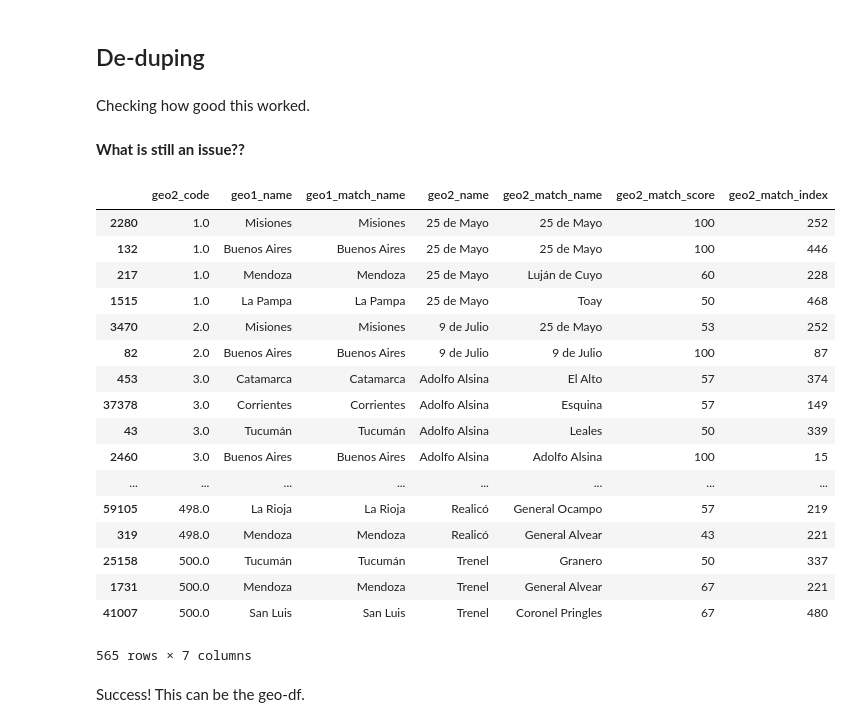
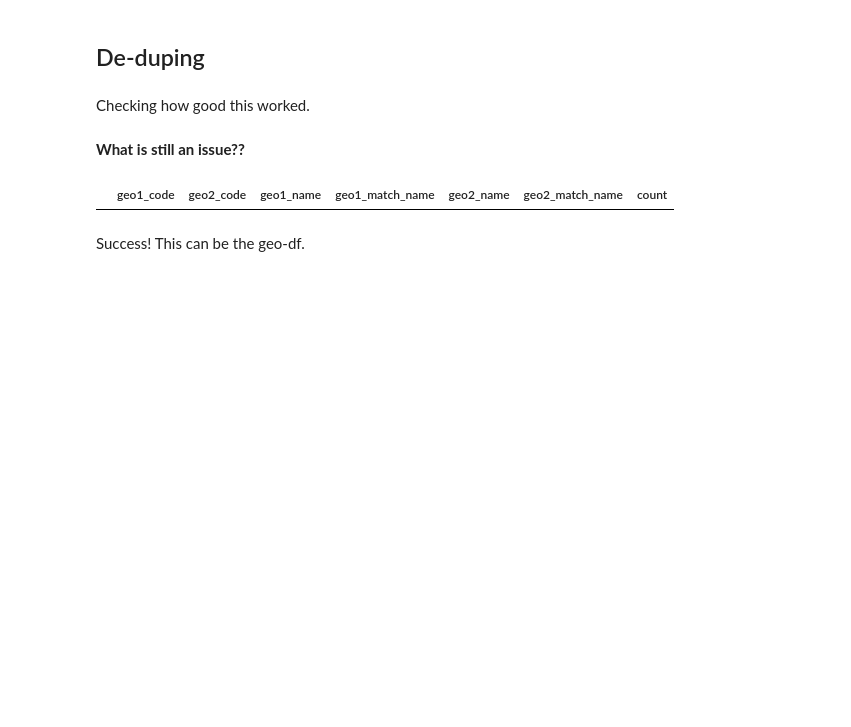
Before and after one commit to lapop-central/sample-match-abstraction, a Jupyter notebook: process-COUNTRY/process-Argentina.ipynb, the cells around one changed output. Cells and saved outputs as stored; diff of their text form; code cells hidden in the pictures; blank space fills up the shorter version.

```diff
--- a/process-COUNTRY/process-Argentina.ipynb
+++ b/process-COUNTRY/process-Argentina.ipynb
@@ -14,7 +14,7 @@ census = pd.read_csv("../Data/"+country+"/sample/"+"ipumsi_00015.csv")
 # %%
 netquest = pd.read_csv("../Data/"+country+"/panel/"+country+"_netquest-panel.csv")
 # %%
-nq_dict = pd.read_excel("../Data/AR/AR_levels.xlsx",
+nq_dict = pd.read_excel("../Data/AR/panel/AR_levels.xlsx",
                        )
 # %%
 geo1_nq = "AR_provincia"
@@ -96,3 +139,5 @@ Now to Netquest--first, get the geo1- and geo2_name in there.
+# %%
+netquest.loc[netquest[geo2_nq].isna()&(netquest[geo1_nq]==1),geo2_nq] = 999
 # %%
 # province_labels = pd.read_excel("../Data/CL/provincia_dict.xlsx", encoding='Latin1', header=None)
 nq_geodf = netquest.merge(nq_geo2, on=geo2_nq, how='left')\
@@ -106,14 +190,14 @@ nq_geodf = nq_geodf[(nq_geodf['geo1_code'].notna())&(nq_geodf['geo2_code'].notna
 # %% [markdown]
 Finding the duplicates in nq_geodf.geo2_code, and keeping the combinations that occur most often (which are quite clearly the good ones).
 # %%
-# nq_geodf['count'] = nq_geodf.apply(
-#     lambda r: sum((netquest[geo1_nq]==r['geo1_code'])&
-#                   (netquest[geo2_nq]==r['geo2_code'])),
-#                                    axis=1)
-# # nq_geodf.sort_values(['geo2_code','count']) \
-# #     [(nq_geodf.sort_values(['geo2_code','count']).duplicated('geo2_code',keep=False))]
-# nq_geodf = nq_geodf.sort_values(['geo2_code','count']) \
-#     [~(nq_geodf.sort_values(['geo2_code','count']).duplicated('geo2_code',keep='last'))]
+nq_geodf['count'] = nq_geodf.apply(
+    lambda r: sum((netquest[geo1_nq]==r['geo1_code'])&
+                  (netquest[geo2_nq]==r['geo2_code'])),
+                                   axis=1)
+# nq_geodf.sort_values(['geo2_code','count']) \
+#     [(nq_geodf.sort_values(['geo2_code','count']).duplicated('geo2_code',keep=False))]
+nq_geodf = nq_geodf.sort_values(['geo2_code','count']) \
+    [~(nq_geodf.sort_values(['geo2_code','count']).duplicated('geo2_code',keep='last'))]
 # %%
 nq_geodf.shape
 # %% [output]
@@ -194,22 +283,23 @@ Use the new tool!
 # %% [markdown]
 Manual fixes, as found necessary in the next step...
 # %%
-nq_geodf.loc[nq_geodf.geo1_name=="Ciudad Autónoma de Buenos Aires",
-             'geo1_name'] = 'CABA'
-
-ipums_geodf.loc[ipums_geodf.geo1_name=="City of Buenos Aires",
-             'geo1_name'] = 'CABA'
-nq_geodf.loc[(nq_geodf.geo1_name=="CABA"),'geo2_name'] = 'CABA'
-ipums_geodf.loc[(ipums_geodf.geo1_name=="CABA"),'geo2_name'] = 'CABA'
+#ipums_geodf.loc[ipums_geodf.geo1_name.str.contains("Buenos Aires province"),
+#                'geo1_name'] = "Buenos Aires"
 
 ipums_geodf.loc[ipums_geodf.geo1_name.str.contains("Buenos Aires province"),
-                'geo1_name'] = "Buenos Aires"
+             'geo1_name'] = "Buenos Aires"
 
 ipums_geodf.loc[ipums_geodf.geo2_name.str.contains("Puan"),
                 'geo2_name'] = "Puán"
 ipums_geodf.loc[(ipums_geodf.geo2_name.str.contains("General San Martín"))\
                 &(ipums_geodf.geo1_name=="Buenos Aires"),
                 'geo2_name'] = "Ciudad Libertador San Martín"
+ipums_geodf.loc[(ipums_geodf.geo2_name.str.contains("La Capital"))\
+                &(ipums_geodf.geo1_name=="San Luis"),
+                'geo2_name'] = "Juan Martín de Pueyrredón"
+ipums_geodf.loc[(ipums_geodf.geo2_name=="Maipú")\
+                &(ipums_geodf.geo2_code==6050),
+                'geo2_name'] = "Marcos Paz"
 
 
 
@@ -360,26 +450,12 @@ tmp = nq_geodf.copy()
 **What is still an issue??**
 # %%
 tmp[tmp.duplicated('geo2_code', keep=False)].sort_values('geo2_code')\
-[["geo2_code","geo1_name","geo1_match_name","geo2_name","geo2_match_name","geo2_match_score","geo2_match_index"]]
+[["geo1_code","geo2_code",
+  "geo1_name","geo1_match_name",
+  "geo2_name","geo2_match_name",
+  "count"]]
 # %% [output]
-|  | geo2_code | geo1_name | geo1_match_name | geo2_name | geo2_match_name | geo2_match_score | geo2_match_index |
-| 2280 | 1.0 | Misiones | Misiones | 25 de Mayo | 25 de Mayo | 100 | 252 |
-| 132 | 1.0 | Buenos Aires | Buenos Aires | 25 de Mayo | 25 de Mayo | 100 | 446 |
-| 217 | 1.0 | Mendoza | Mendoza | 25 de Mayo | Luján de Cuyo | 60 | 228 |
-| 1515 | 1.0 | La Pampa | La Pampa | 25 de Mayo | Toay | 50 | 468 |
-| 3470 | 2.0 | Misiones | Misiones | 9 de Julio | 25 de Mayo | 53 | 252 |
-| 82 | 2.0 | Buenos Aires | Buenos Aires | 9 de Julio | 9 de Julio | 100 | 87 |
-| 453 | 3.0 | Catamarca | Catamarca | Adolfo Alsina | El Alto | 57 | 374 |
-| 37378 | 3.0 | Corrientes | Corrientes | Adolfo Alsina | Esquina | 57 | 149 |
-| 43 | 3.0 | Tucumán | Tucumán | Adolfo Alsina | Leales | 50 | 339 |
-| 2460 | 3.0 | Buenos Aires | Buenos Aires | Adolfo Alsina | Adolfo Alsina | 100 | 15 |
-| ... | ... | ... | ... | ... | ... | ... | ... |
-| 59105 | 498.0 | La Rioja | La Rioja | Realicó | General Ocampo | 57 | 219 |
-| 319 | 498.0 | Mendoza | Mendoza | Realicó | General Alvear | 43 | 221 |
-| 25158 | 500.0 | Tucumán | Tucumán | Trenel | Granero | 50 | 337 |
-| 1731 | 500.0 | Mendoza | Mendoza | Trenel | General Alvear | 67 | 221 |
-| 41007 | 500.0 | San Luis | San Luis | Trenel | Coronel Pringles | 67 | 480 |
+|  | geo1_code | geo2_code | geo1_name | geo1_match_name | geo2_name | geo2_match_name | count |
-565 rows × 7 columns
 # %% [markdown]
 Success! This can be the geo-df.
 # %%
```
Also changed, not shown: parts of 34 cells of this notebook, 19 other files.
